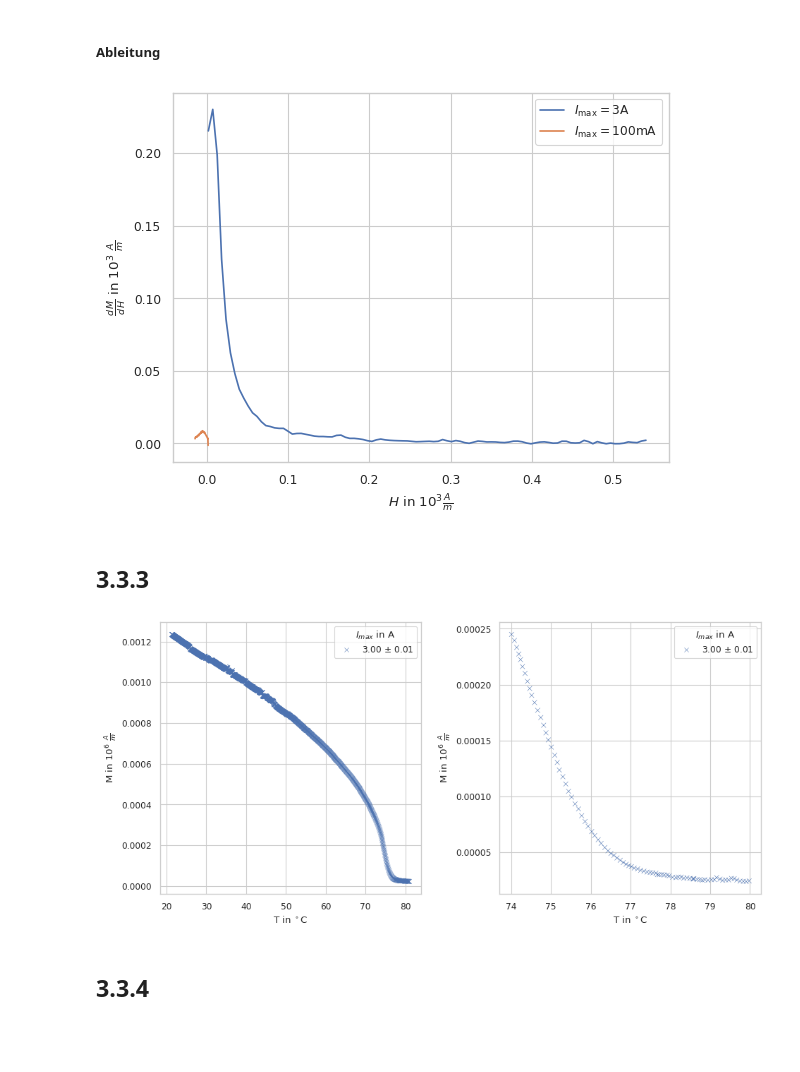
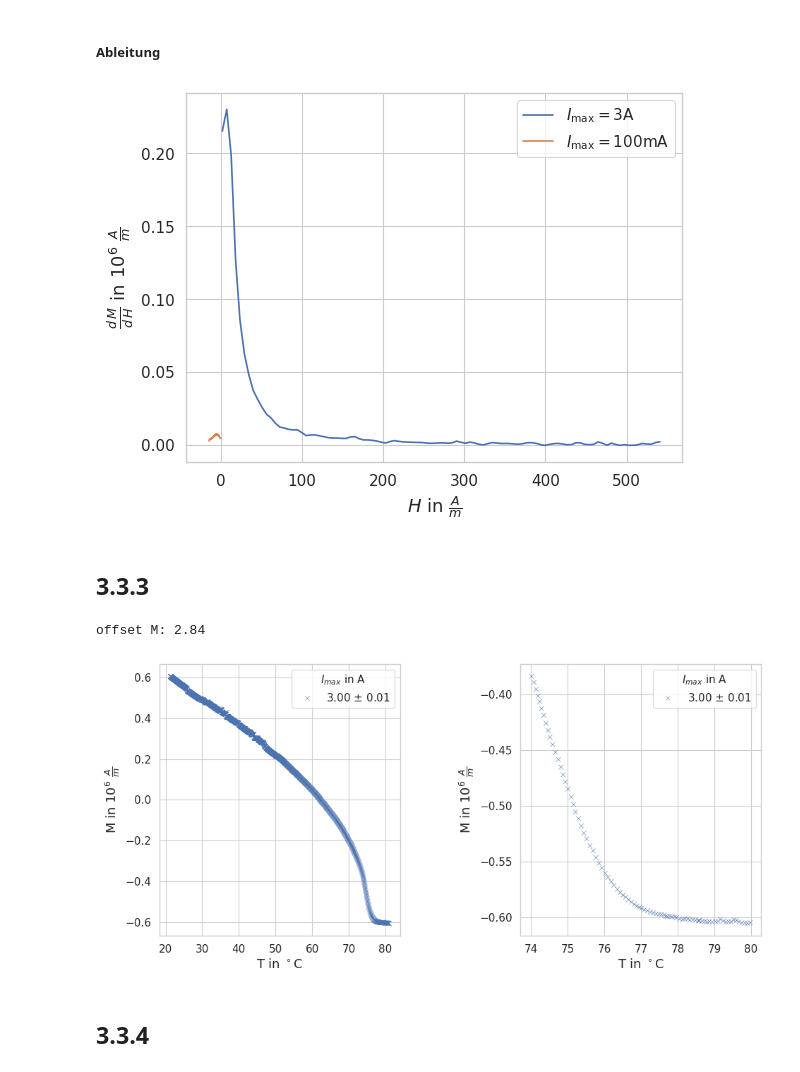
Before and after one commit to ofilla/physik-praktikum-b, a Jupyter notebook: B2.4/data/Auswertung.ipynb, the cells around one changed output. Saved outputs shown, nothing was run; the diff lists cells and outputs as text; code cells hidden in the pictures; blank space fills up the shorter version.

```diff
--- a/B2.4/data/Auswertung.ipynb
+++ b/B2.4/data/Auswertung.ipynb
@@ -44,0 +52,6 @@ def subplot(data, x_column=H_column, y_column=M_column, axis=None):
+# %%
+def remove_offset(series):
+    diff = series.max() + series.min()
+    offset = diff/2
+    print(f'offset {series.name}: {round(offset, 2)}')
+    return series - offset
@@ -45,3 +75,14 @@ def subplot(data, x_column=H_column, y_column=M_column, axis=None):
+# %%
+def M(df, offset=True):
+    calc = df.copy()
+    if offset:
+        calc['M'] = remove_offset(calc['M'])
+
+    nu = 50 # Hz
+    n_s = 17
+    q = 0.9/10_000 # m^2
+    mu_0 = 4* math.pi * 1e-7
+    return calc['M'].apply(lambda U: U / (47*nu*n_s*q*mu_0) / 1e6)
 # %% [markdown]
 ## 3.3.1
 # %% [markdown]
@@ -60,7 +94,0 @@ def H(U):
-# %%
-def M(U):
-    nu = 50 # Hz
-    n_s = 17
-    q = 0.9/10000 # m^2
-    mu_0 = 4* math.pi * 1e-7
-    return U / (47*nu*n_s*q*mu_0) / 1e6
@@ -268,13 +263,13 @@ plt.plot(x_range_a, y_a[1], label=r'$I_\mathrm{max} = 3$A')
 plt.plot(x_range_b, y_b[1], label=r'$I_\mathrm{max} = 100$mA')
 
 plt.xlabel(H_column)
-plt.ylabel(r'$\frac{d\,M}{d\,H}$ in $10^3\ \frac{A}{m}$')
+plt.ylabel(r'$\frac{d\,M}{d\,H}$ in $10^6\ \frac{A}{m}$')
 
 plt.legend()
 
 fig.savefig('../../media/B2.4/3.3.2_Ableitung.svg', bbox_inches='tight')
 # %% [output]
-[figure, old version]
+[figure, new version]
 # %% [markdown]
 ## 3.3.3
 # %%
@@ -282,37 +277,38 @@ data = pd.read_csv('3.3.3.csv', sep='\t')
 data[I_column] = r'3.00 $\pm$ 0.01'
 T_column = r'T in $^\circ$C'
 data[T_column] = data['T']
-data[M_column] = data['M'].apply(M)
-data[M_column] /= 1e3
+data[M_column] = M(data)
+# %% [output]
+offset M: 2.84
 # %%
 fig = plt.figure(figsize=(11,5))
-fig.subplots_adjust(hspace=0.3, wspace=0.3)
+fig.subplots_adjust(wspace=0.5)
 
 ax = fig.add_subplot(1, 2, 1)
 sns.scatterplot(
     data=data,
     x=T_column,
     y=M_column,
     hue=I_column,
     marker='x',
     legend='full',
     ax=ax
 )
 
 ax = fig.add_subplot(1, 2, 2)
 sns.scatterplot(
     data=data[(data[T_column] > 74)&(data[T_column] < 80)],
     x=T_column,
     y=M_column,
     hue=I_column,
     marker='x',
     legend='full',
     ax=ax
 )
 
 fig.savefig('../../media/B2.4/3.3.3.svg', bbox_inches='tight')
 # %% [output]
-[figure, old version]
+[figure, new version]
 # %% [markdown]
 ## 3.3.4
 # %% [markdown]
```
Also changed, not shown: parts of 67 cells of this notebook, 22 other files.
